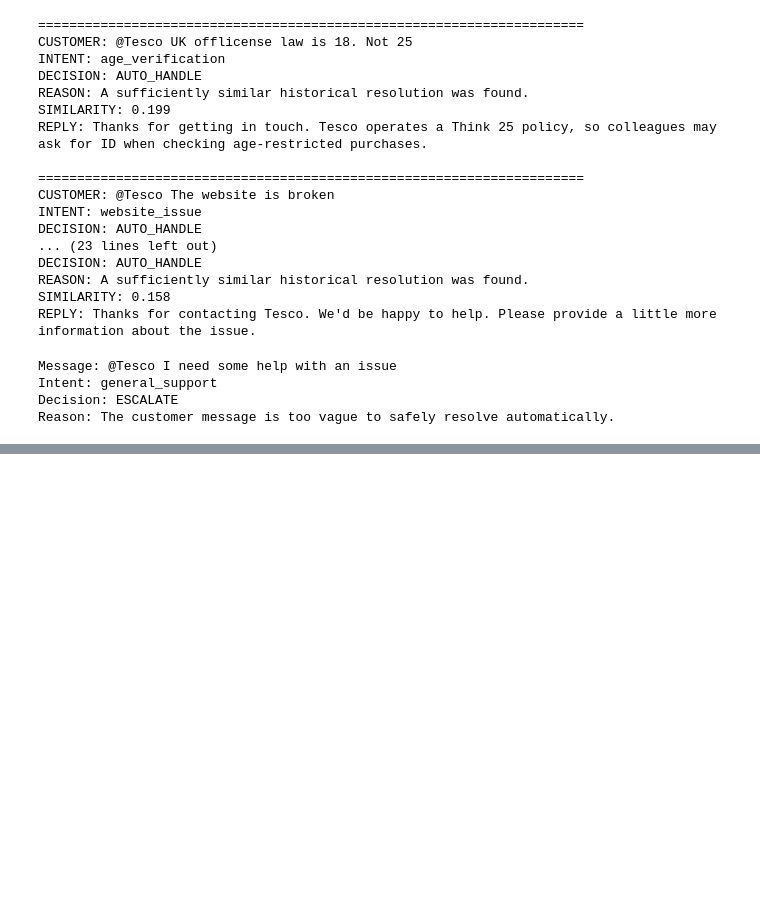
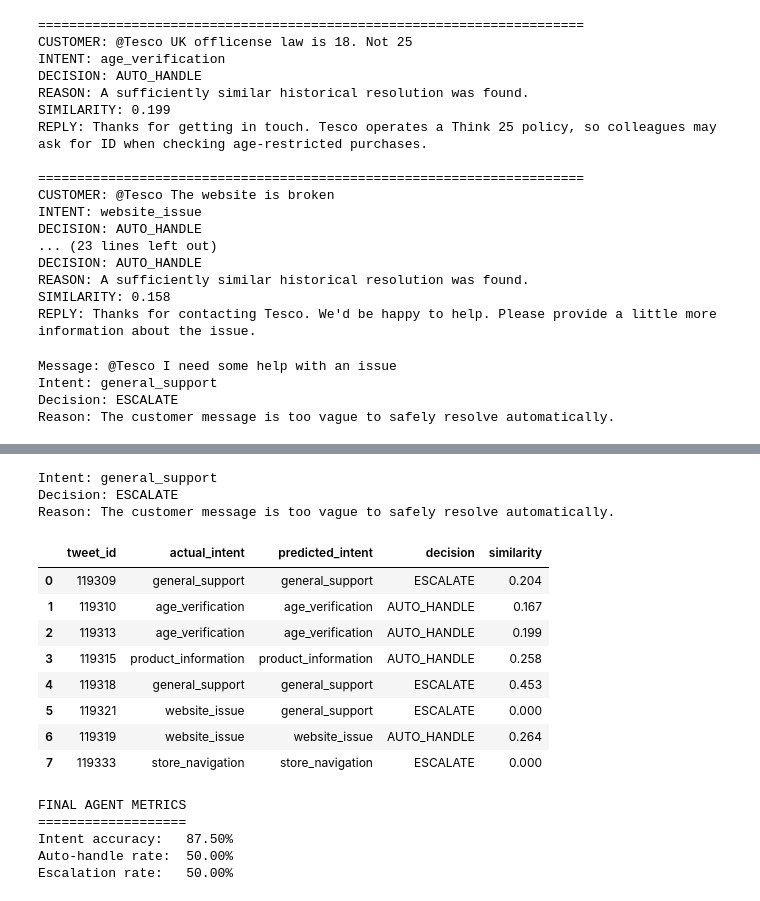
Before and after one commit to kishanrai477-web/hiver-sde-assignment, a Jupyter notebook: notebooks/01_data_exploration.ipynb, the cells around one changed output, grey strips where cells are left out. Saved outputs shown, nothing was run; the diff lists cells and outputs as text; code cells hidden in the pictures; blank space fills up the shorter version.

```diff
--- a/notebooks/01_data_exploration.ipynb
+++ b/notebooks/01_data_exploration.ipynb
@@ -1532,0 +1807,69 @@ Reason: The customer message is too vague to safely resolve automatically.
+# %%
+test = tesco_support_agent_final(
+    "@Tesco I need some help with an issue"
+)
+
+print("Intent:", test["intent"])
+print("Decision:", test["decision"])
+print("Reason:", test["reason"])
+# %% [output]
+Intent: general_support
+Decision: ESCALATE
+Reason: The customer message is too vague to safely resolve automatically.
+# %%
+# Evaluate the final agent on all labelled customer messages
+
+final_results = []
+
+for _, row in customer_messages.iterrows():
+
+    result = tesco_support_agent_final(row["text"])
+
+    final_results.append({
+        "tweet_id": row["tweet_id"],
+        "actual_intent": row["intent"],
+        "predicted_intent": result["intent"],
+        "decision": result["decision"],
+        "similarity": result["similarity"]
+    })
+
+final_evaluation = pd.DataFrame(final_results)
+
+display(final_evaluation)
+# %% [output]
+|  | tweet_id | actual_intent | predicted_intent | decision | similarity |
+| 0 | 119309 | general_support | general_support | ESCALATE | 0.204 |
+| 1 | 119310 | age_verification | age_verification | AUTO_HANDLE | 0.167 |
+| 2 | 119313 | age_verification | age_verification | AUTO_HANDLE | 0.199 |
+| 3 | 119315 | product_information | product_information | AUTO_HANDLE | 0.258 |
+| 4 | 119318 | general_support | general_support | ESCALATE | 0.453 |
+| 5 | 119321 | website_issue | general_support | ESCALATE | 0.000 |
+| 6 | 119319 | website_issue | website_issue | AUTO_HANDLE | 0.264 |
+| 7 | 119333 | store_navigation | store_navigation | ESCALATE | 0.000 |
+# %%
+# Core end-to-end agent metrics
+
+intent_accuracy = (
+    final_evaluation["actual_intent"]
+    == final_evaluation["predicted_intent"]
+).mean()
+
+auto_handle_rate = (
+    final_evaluation["decision"] == "AUTO_HANDLE"
+).mean()
+
+escalation_rate = (
+    final_evaluation["decision"] == "ESCALATE"
+).mean()
+
+print("FINAL AGENT METRICS")
+print("===================")
+print(f"Intent accuracy:   {intent_accuracy:.2%}")
+print(f"Auto-handle rate:  {auto_handle_rate:.2%}")
+print(f"Escalation rate:   {escalation_rate:.2%}")
+# %% [output]
+FINAL AGENT METRICS
+===================
+Intent accuracy:   87.50%
+Auto-handle rate:  50.00%
+Escalation rate:   50.00%
```
Also changed, not shown: parts of 11 cells of this notebook.
